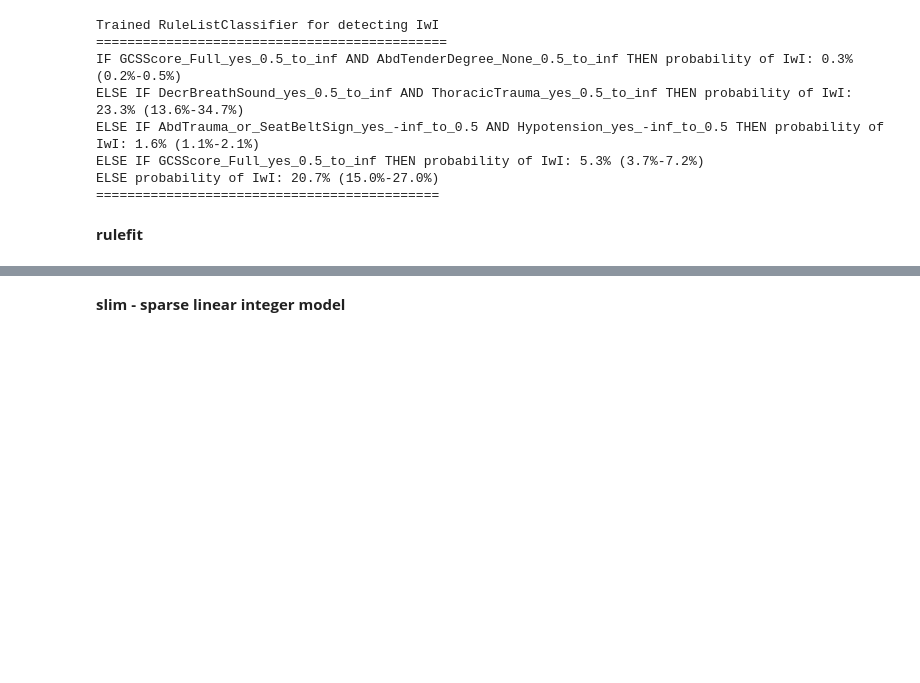
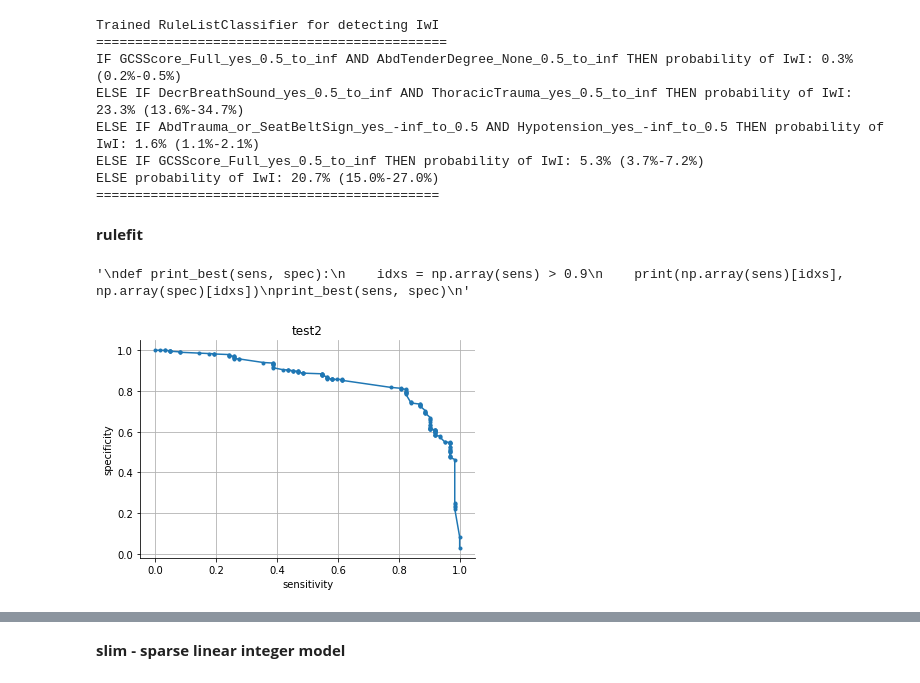
Before and after one commit to csinva/iai-clinical-decision-rule, a Jupyter notebook: notebooks/05_fit_interpretable_models.ipynb, the cells around one changed output, grey strips where cells are left out. Saved outputs shown, nothing was run; the diff lists cells and outputs as text; code cells hidden in the pictures; blank space fills up the shorter version.

Commit message:
rerun rulefit

```diff
--- a/notebooks/05_fit_interpretable_models.ipynb
+++ b/notebooks/05_fit_interpretable_models.ipynb
@@ -20,7 +20,7 @@ from sklearn.ensemble import RandomForestClassifier
 import data
 import validate
 outcome_def = 'iai_intervention' # output
-MODELS_DIR = '../models/simple_3_splits_new'
+MODELS_DIR = '../models/simple_3_splits'
 os.makedirs(MODELS_DIR, exist_ok=True)
 
 
@@ -124,17 +123,20 @@ ELSE probability of IwI: 20.7% (15.0%-27.0%)
 # %%
 # fit a rulefit model
 np.random.seed(13)
-rulefit = imodels.RuleFitRegressor(max_rules=6)
+rulefit = imodels.RuleFitRegressor(max_rules=4)
 rulefit.fit(X_train, y_train, feature_names=processed_feats)
 
 # preds = rulefit.predict(X_test)
 stats, threshes = predict_and_save(rulefit, model_name='rulefit', split_to_plot=split_to_plot)
 '''
 def print_best(sens, spec):
     idxs = np.array(sens) > 0.9
     print(np.array(sens)[idxs], np.array(spec)[idxs])
 print_best(sens, spec)
 '''
+# %% [output]
+'\ndef print_best(sens, spec):\n    idxs = np.array(sens) > 0.9\n    print(np.array(sens)[idxs], np.array(spec)[idxs])\nprint_best(sens, spec)\n'
+[figure, added]
 # %%
 # pd.reset_option('display.max_colwidth')
 rulefit.visualize()
```
Also changed, not shown: parts of 3 cells of this notebook, 11 other files.
